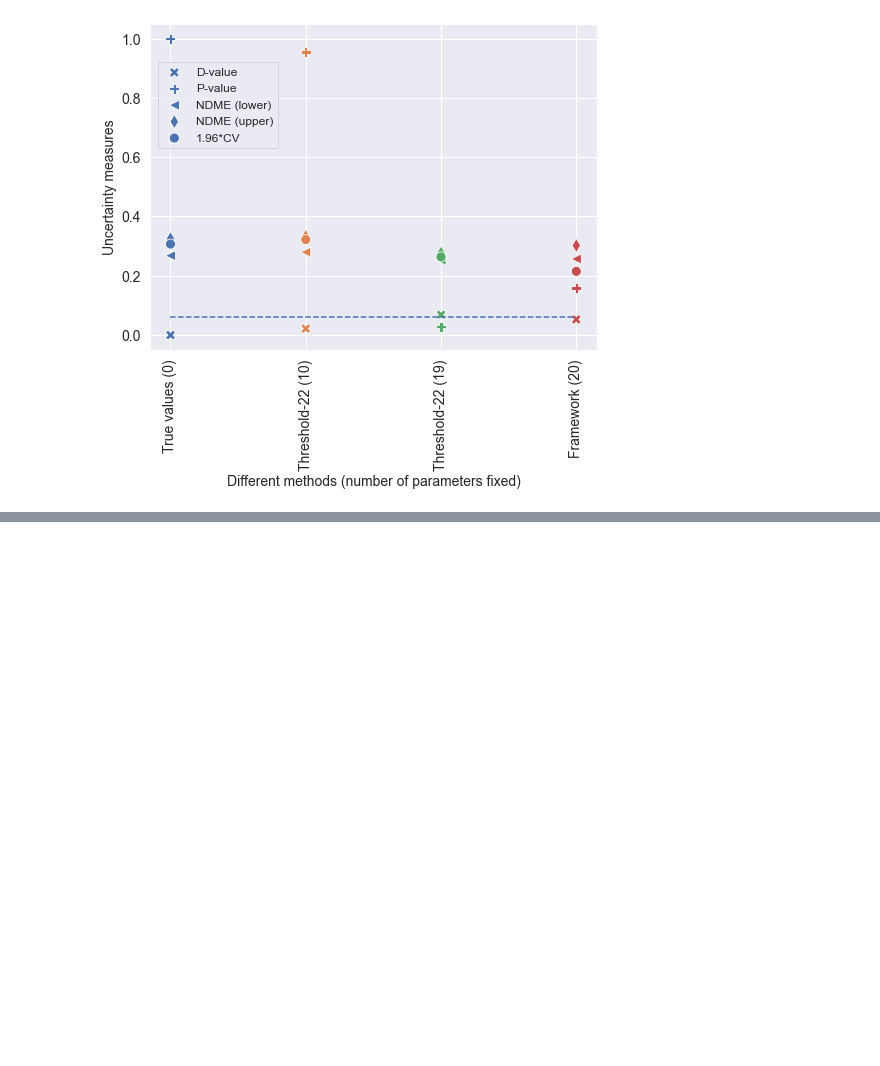
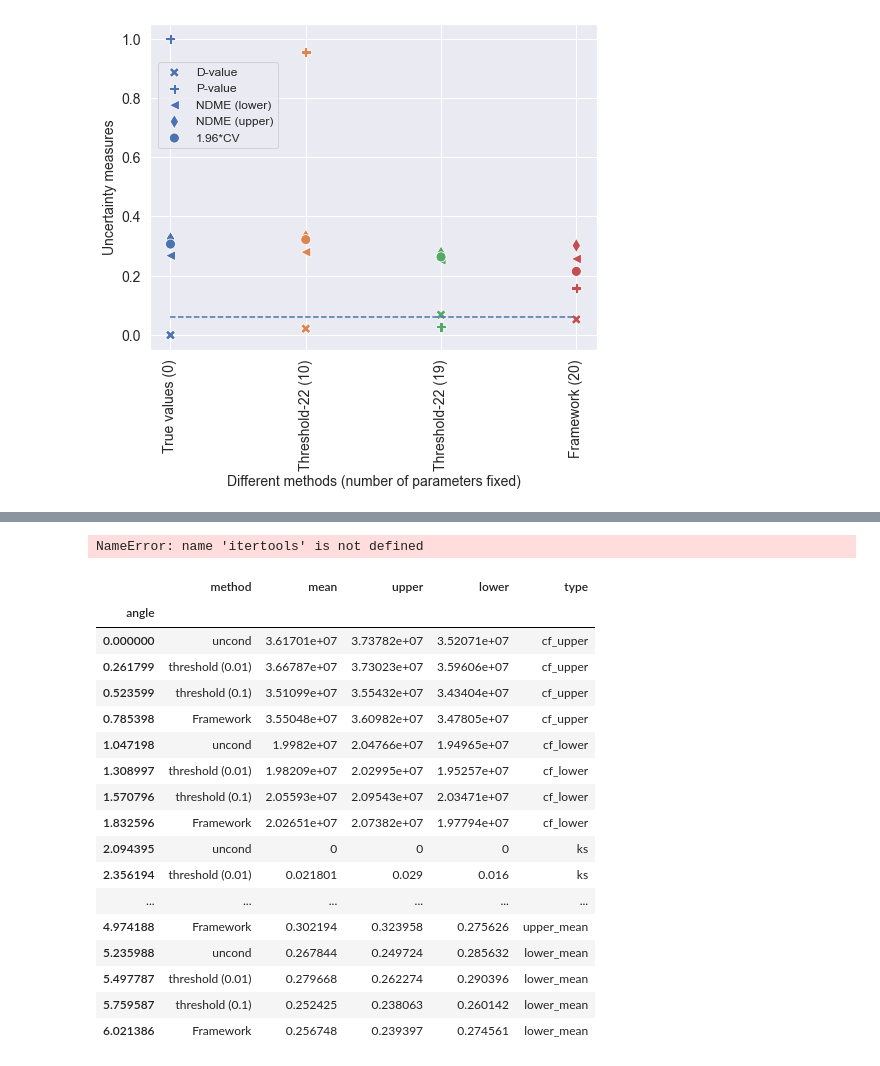
Before and after one commit to QianWanghhu/factor_fixing, a Jupyter notebook: qian_dev/visualization.ipynb, the cells around one changed output, grey strips where cells are left out. Cells and saved outputs as stored; diff of their text form; code cells hidden in the pictures; blank space fills up the shorter version.

```diff
--- a/qian_dev/visualization.ipynb
+++ b/qian_dev/visualization.ipynb
@@ -442,0 +440,12 @@ df[df['index'] == 'Framework']
+# %%
+import itertools
+statistic_show = ['cf_upper', 'cf_lower', 'ks', 'pvalue', 'upper_mean', 'lower_mean']
+df_stack = []
+for ii in statistic_show:
+    cols = ['index', *[ii, ii + '_upper', ii + '_lower']]
+    try:
+        df_stack = np.vstack([df_stack, df.loc[:, cols].values])
+    except ValueError:
+        df_stack = df.loc[:, cols].values
+# %% [output]
+NameError: name 'itertools' is not defined
@@ -442,0 +458,21 @@ df[df['index'] == 'Framework']
+# %%
+df_polar
+# %% [output]
+|  | method | mean | upper | lower | type |
+| angle |  |  |  |  |  |
+| 0.000000 | uncond | 3.61701e+07 | 3.73782e+07 | 3.52071e+07 | cf_upper |
+| 0.261799 | threshold (0.01) | 3.66787e+07 | 3.73023e+07 | 3.59606e+07 | cf_upper |
+| 0.523599 | threshold (0.1) | 3.51099e+07 | 3.55432e+07 | 3.43404e+07 | cf_upper |
+| 0.785398 | Framework | 3.55048e+07 | 3.60982e+07 | 3.47805e+07 | cf_upper |
+| 1.047198 | uncond | 1.9982e+07 | 2.04766e+07 | 1.94965e+07 | cf_lower |
+| 1.308997 | threshold (0.01) | 1.98209e+07 | 2.02995e+07 | 1.95257e+07 | cf_lower |
+| 1.570796 | threshold (0.1) | 2.05593e+07 | 2.09543e+07 | 2.03471e+07 | cf_lower |
+| 1.832596 | Framework | 2.02651e+07 | 2.07382e+07 | 1.97794e+07 | cf_lower |
+| 2.094395 | uncond | 0 | 0 | 0 | ks |
+| 2.356194 | threshold (0.01) | 0.021801 | 0.029 | 0.016 | ks |
+| ... | ... | ... | ... | ... | ... |
+| 4.974188 | Framework | 0.302194 | 0.323958 | 0.275626 | upper_mean |
+| 5.235988 | uncond | 0.267844 | 0.249724 | 0.285632 | lower_mean |
+| 5.497787 | threshold (0.01) | 0.279668 | 0.262274 | 0.290396 | lower_mean |
+| 5.759587 | threshold (0.1) | 0.252425 | 0.238063 | 0.260142 | lower_mean |
+| 6.021386 | Framework | 0.256748 | 0.239397 | 0.274561 | lower_mean |
```
Also changed, not shown: parts of 5 cells of this notebook, 1 other file.
